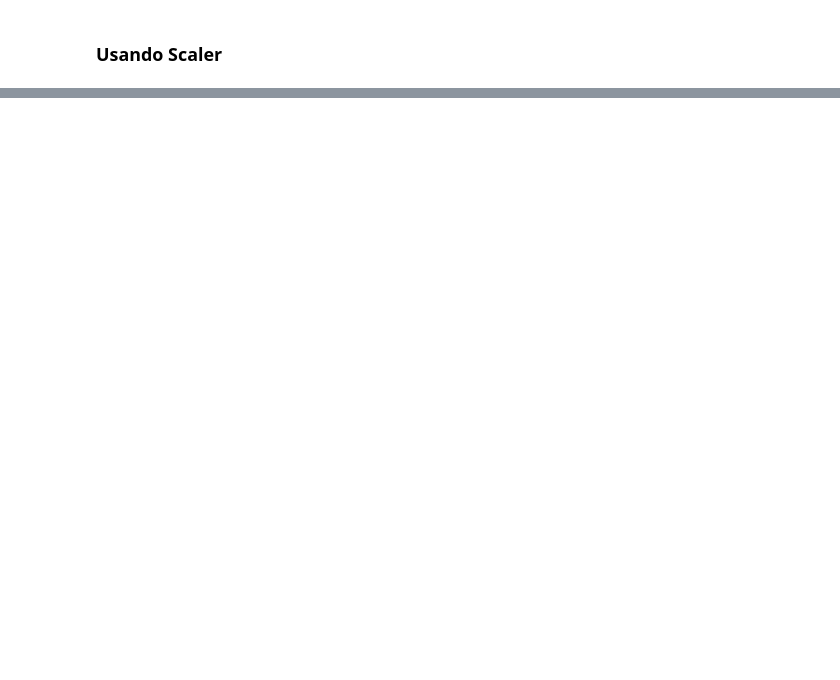
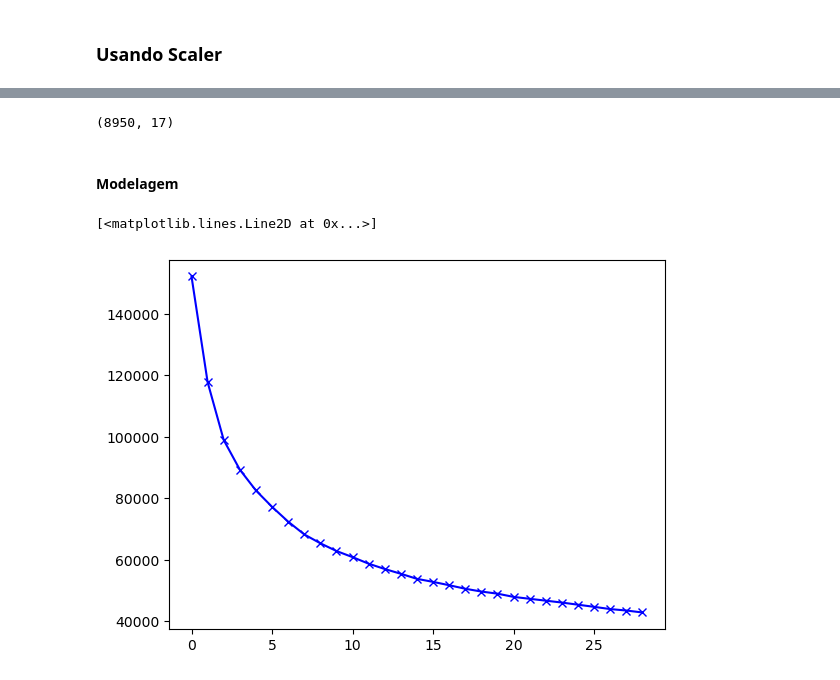
Before and after one commit to IgorLunaDetoni/archive, a Jupyter notebook: credit.ipynb, the cells around one changed output, grey strips where cells are left out. Cells and saved outputs as stored; diff of their text form; code cells hidden in the pictures; blank space fills up the shorter version.

```diff
--- a/credit.ipynb
+++ b/credit.ipynb
@@ -367,11 +46,0 @@ keams_plot(df, 15)
-# %%
-kmean= KMeans(2)
-kmean.fit(df.iloc[:,:-1])
-labels=kmean.labels_
-df['labels_kmeans'] = labels
-print('/*----------------KMeans----------------*/')
-db_clustered = df.loc[(df.labels_kmeans >= 0)]
-print(silhouette_score(db_clustered.iloc[:,:-1], db_clustered["labels_kmeans"]))
-
-print('/*----------------Overall_KMeans----------------*/')
-print(silhouette_score(df.iloc[:,:-1], df["labels_kmeans"]))
@@ -416,0 +47,4 @@ print(silhouette_score(df.iloc[:,:-3], df["gm"]))
+# %%
+data.isnull().sum().sort_values(ascending=False).head()
+data.loc[(data['MINIMUM_PAYMENTS'].isnull()==True),'MINIMUM_PAYMENTS']=data['MINIMUM_PAYMENTS'].mean()
+data.loc[(data['CREDIT_LIMIT'].isnull()==True),'CREDIT_LIMIT']=data['CREDIT_LIMIT'].mean()
@@ -416,0 +107,20 @@ print(silhouette_score(df.iloc[:,:-3], df["gm"]))
+# %%
+scale = StandardScaler()
+X = scale.fit_transform(X)
+X.shape
+# %% [output]
+(8950, 17)
+# %% [markdown]
+#### Modelagem
+# %%
+n_clusters=30
+cost=[]
+for i in range(1,n_clusters):
+    kmean= KMeans(i)
+    kmean.fit(X)
+    cost.append(kmean.inertia_)
+# %%
+plt.plot(cost, 'bx-')
+# %% [output]
+[<matplotlib.lines.Line2D at 0x...>]
+[figure, added]
```
Also changed, not shown: parts of 50 cells of this notebook.
